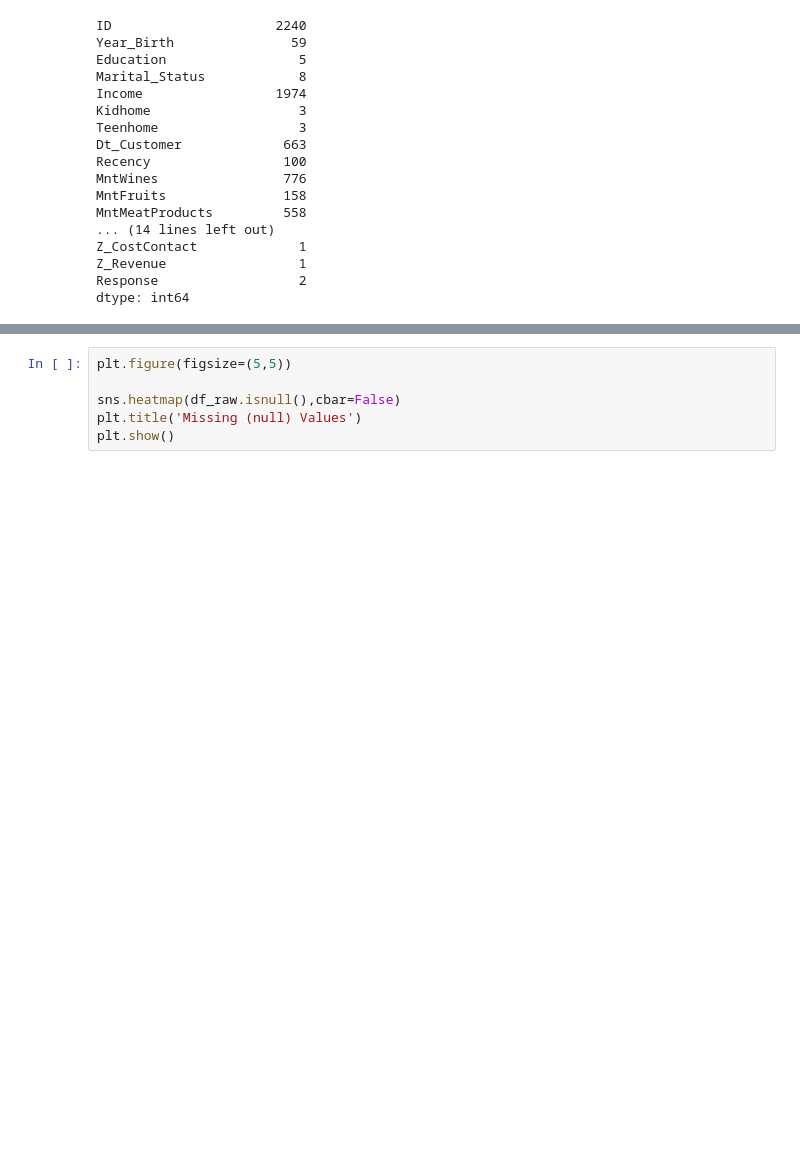
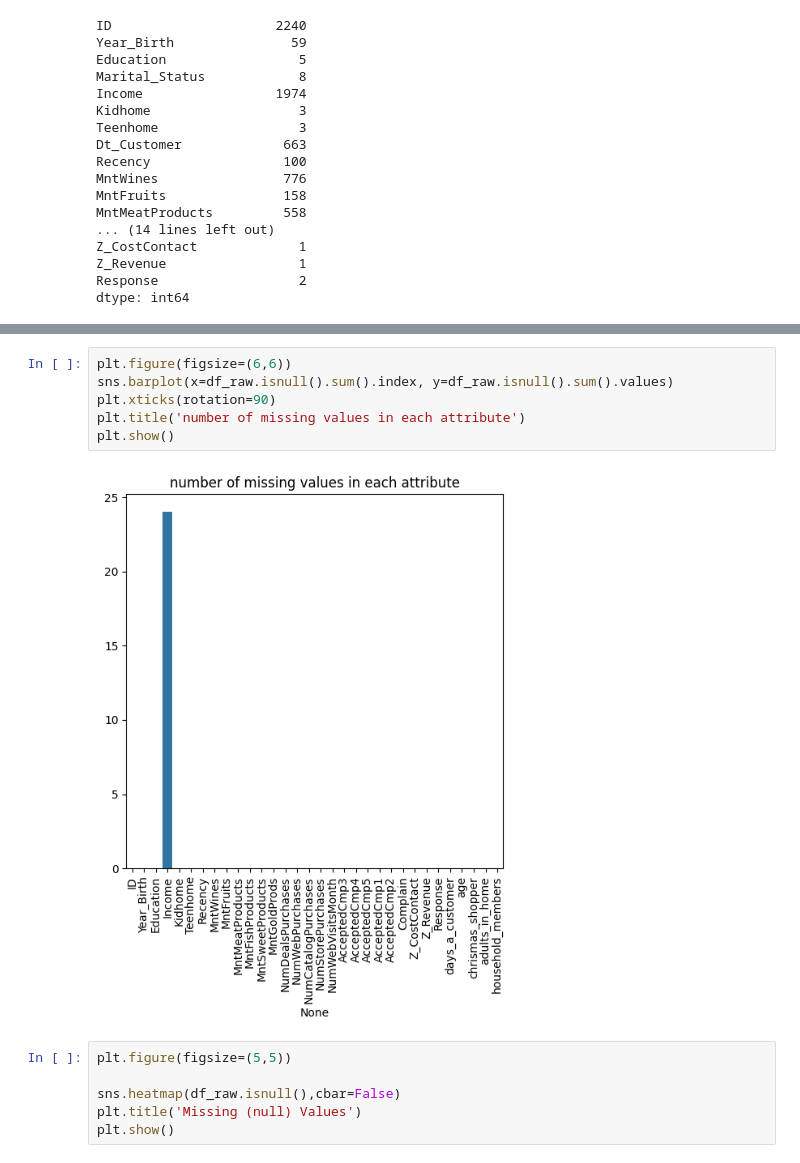
Before and after one commit to Mobusshar/data-mining-project-msc-oulu-2024, a Jupyter notebook: Preprocessing_arash.ipynb, the cells around one changed output, grey strips where cells are left out. Saved outputs shown, nothing was run; the diff lists cells and outputs as text; blank space fills up the shorter version.

```diff
--- a/Preprocessing_arash.ipynb
+++ b/Preprocessing_arash.ipynb
@@ -123,3 +134,11 @@ dtype: int64
+# %%
+plt.figure(figsize=(6,6))
+sns.barplot(x=df_raw.isnull().sum().index, y=df_raw.isnull().sum().values)
+plt.xticks(rotation=90)
+plt.title('number of missing values in each attribute')
+plt.show()
+# %% [output]
+[figure, added]
 # %%
 plt.figure(figsize=(5,5))
 
```
Also changed, not shown: parts of 5 cells of this notebook.
